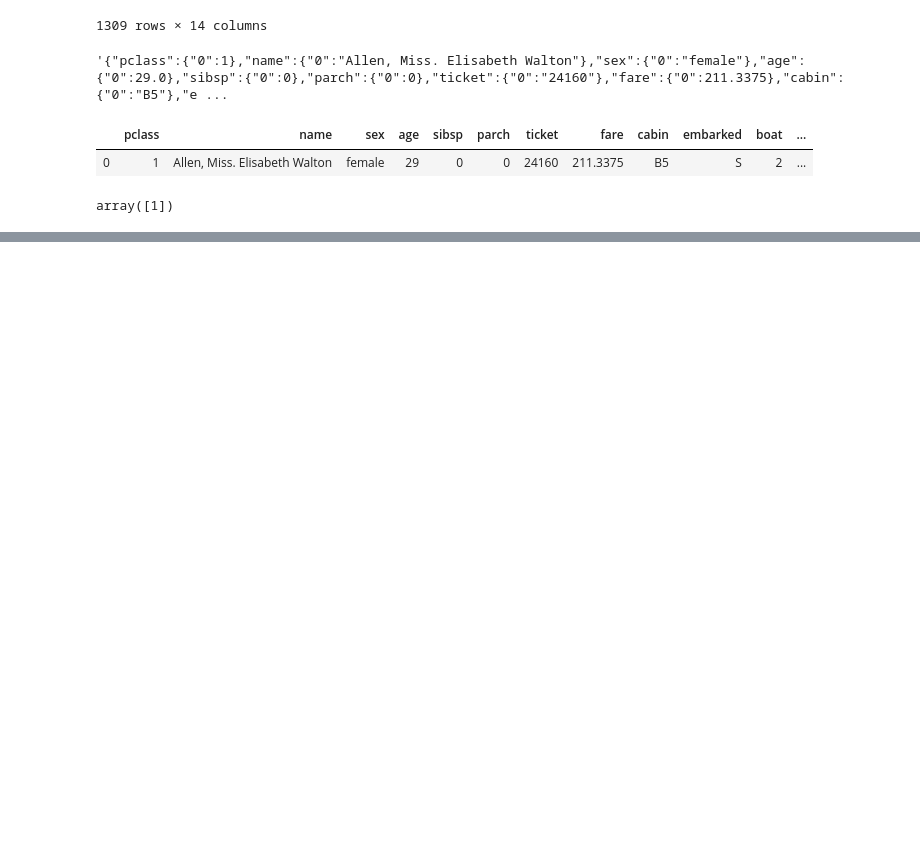
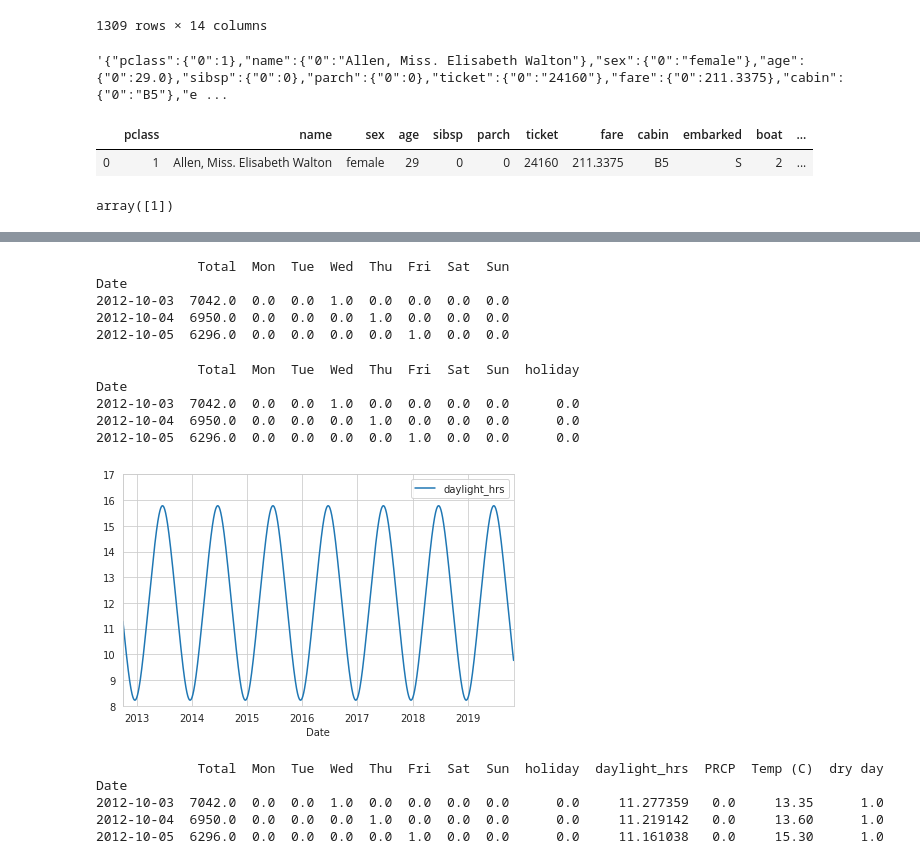
Before and after one commit to perrindesign/data-science-class, a Jupyter notebook: notebooks/prep_slides_week11.ipynb, the cells around one changed output, grey strips where cells are left out. Drawn from its saved outputs; the diff is of its cells as text; code cells hidden in the pictures; blank space fills up the shorter version.

Commit message:
week 11 slides

```diff
--- a/notebooks/prep_slides_week11.ipynb
+++ b/notebooks/prep_slides_week11.ipynb
@@ -811,3 +811,11 @@ array([1])
 # %%
 with open('../src/titanic_clf.pkl','rb') as f:
     clf = pkl.load(f)
+# %%
+bike_counts = pd.read_csv('../data/FremontBridge.csv', index_col='Date', parse_dates=True)
+bike_weather = pd.read_csv('../data/BicycleWeather.csv', index_col='DATE', parse_dates=True)
+# %%
+daily = bike_counts.resample('d').sum()
+daily['Total'] = daily.sum(axis=1)
+daily = daily[['Total']] # remove other columns
+print(daily.head(3))
@@ -813,0 +840,57 @@ with open('../src/titanic_clf.pkl','rb') as f:
+# %%
+days = ['Mon', 'Tue', 'Wed', 'Thu', 'Fri', 'Sat', 'Sun']
+for i in range(7):
+    daily[days[i]] = (daily.index.dayofweek == i).astype(float)
+print(daily.head(3))
+# %% [output]
+             Total  Mon  Tue  Wed  Thu  Fri  Sat  Sun
+Date
+2012-10-03  7042.0  0.0  0.0  1.0  0.0  0.0  0.0  0.0
+2012-10-04  6950.0  0.0  0.0  0.0  1.0  0.0  0.0  0.0
+2012-10-05  6296.0  0.0  0.0  0.0  0.0  1.0  0.0  0.0
+# %%
+from pandas.tseries.holiday import USFederalHolidayCalendar
+cal = USFederalHolidayCalendar()
+holidays = cal.holidays('2012', '2016')
+daily = daily.join(pd.Series(1, index=holidays, name='holiday'))
+daily['holiday'].fillna(0, inplace=True)
+print(daily.head(3))
+# %% [output]
+             Total  Mon  Tue  Wed  Thu  Fri  Sat  Sun  holiday
+Date
+2012-10-03  7042.0  0.0  0.0  1.0  0.0  0.0  0.0  0.0      0.0
+2012-10-04  6950.0  0.0  0.0  0.0  1.0  0.0  0.0  0.0      0.0
+2012-10-05  6296.0  0.0  0.0  0.0  0.0  1.0  0.0  0.0      0.0
+# %%
+def hours_of_daylight(date, axis=23.44, latitude=47.61):
+    """Compute the hours of daylight for the given date"""
+    days = (date - pd.datetime(2000, 12, 21)).days
+    m = (1. - np.tan(np.radians(latitude))
+         * np.tan(np.radians(axis) * np.cos(days * 2 * np.pi / 365.25)))
+    return 24. * np.degrees(np.arccos(1 - np.clip(m, 0, 2))) / 180.
+
+daily['daylight_hrs'] = list(map(hours_of_daylight, daily.index));
+daily[['daylight_hrs']].plot();
+plt.ylim(8, 17);
+plt.tight_layout()
+plt.savefig('../slides/eods-11-timeseries-dataprocessinganddelivery/images/bike_daylight.png')
+# %% [output]
+[figure, added]
+# %%
+# temperatures are in 1/10 deg C; convert to C
+bike_weather['TMIN'] /= 10
+bike_weather['TMAX'] /= 10
+bike_weather['Temp (C)'] = 0.5 * (bike_weather['TMIN'] + bike_weather['TMAX'])
+
+# precip is in 1/10 mm; convert to inches
+bike_weather['PRCP'] /= 254
+bike_weather['dry day'] = (bike_weather['PRCP'] == 0).astype(int)
+
+daily = daily.join(bike_weather[['PRCP', 'Temp (C)', 'dry day']])
+print(daily.head(3))
+# %% [output]
+             Total  Mon  Tue  Wed  Thu  Fri  Sat  Sun  holiday  daylight_hrs  PRCP  Temp (C)  dry day
+Date
+2012-10-03  7042.0  0.0  0.0  1.0  0.0  0.0  0.0  0.0      0.0     11.277359   0.0     13.35      1.0
+2012-10-04  6950.0  0.0  0.0  0.0  1.0  0.0  0.0  0.0      0.0     11.219142   0.0     13.60      1.0
+2012-10-05  6296.0  0.0  0.0  0.0  0.0  1.0  0.0  0.0      0.0     11.161038   0.0     15.30      1.0
```
Also changed, not shown: parts of 8 cells of this notebook, 10 other files.
